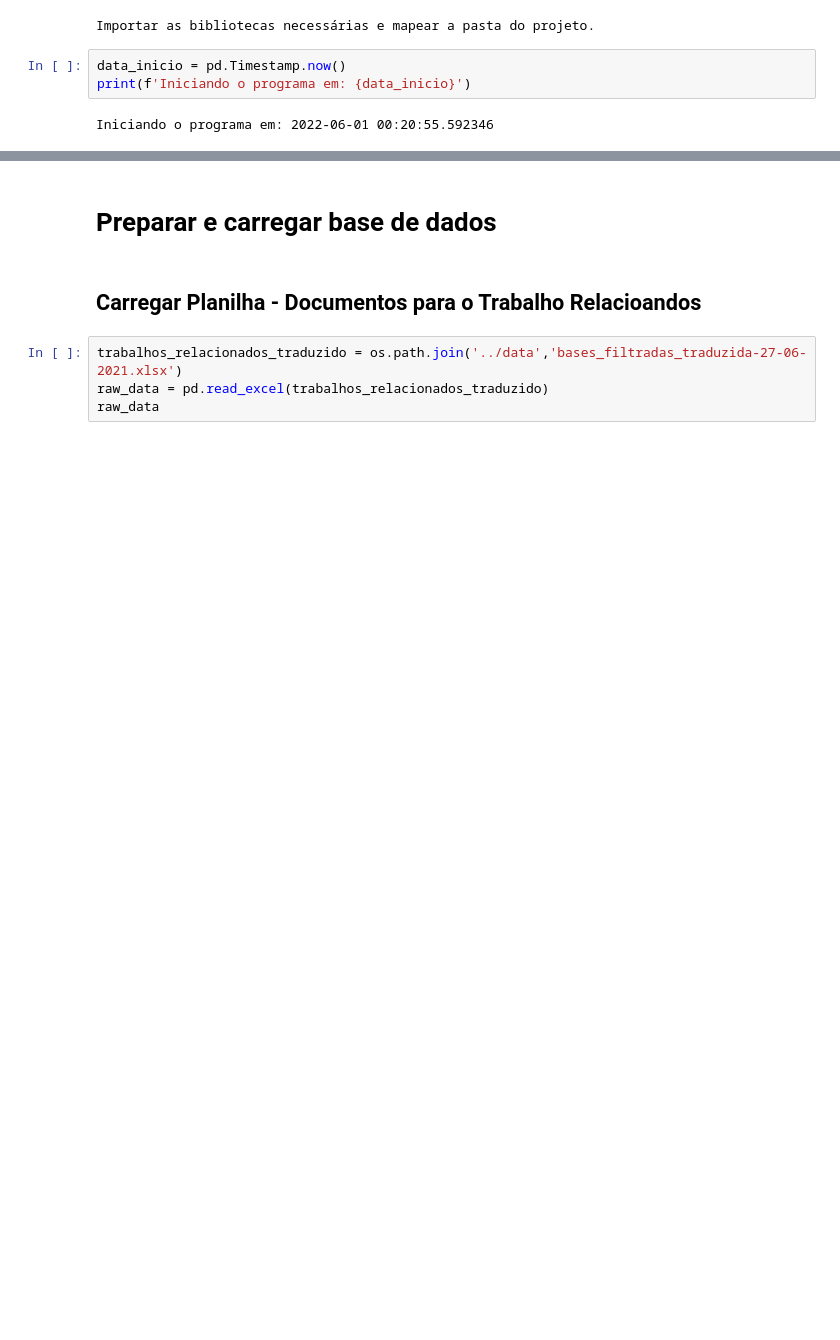
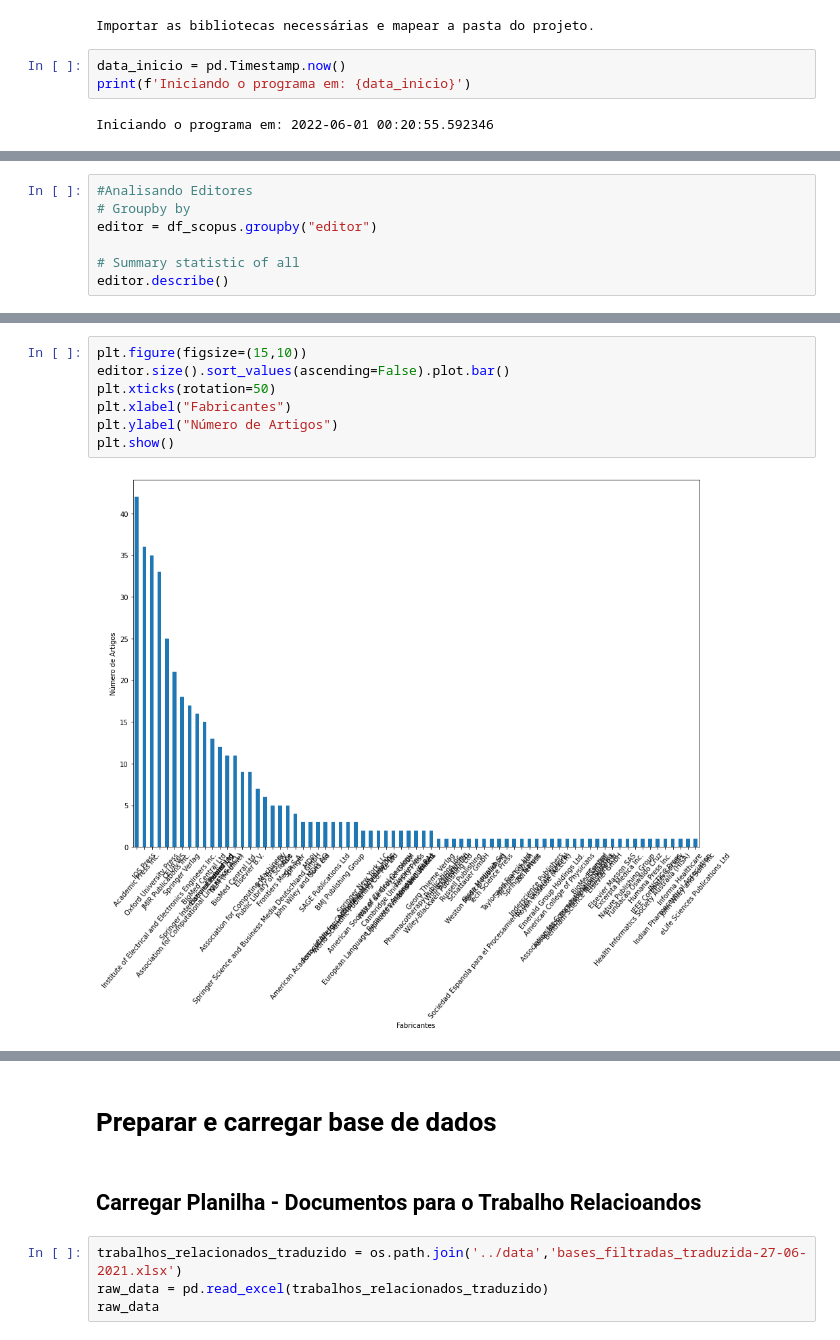
Before and after one commit to LuizPerciliano/Evento-Adverso-com-Metamap-e-Twitter-com-Portugues-Brasil, a Jupyter notebook: apps/app-Dissertacao/notebook/CEFET-Dissertação-Mat-CIC1229-2022.ipynb, the cells around one changed output, grey strips where cells are left out. Drawn from its saved outputs; the diff is of its cells as text; blank space fills up the shorter version.

```diff
--- a/apps/app-Dissertacao/notebook/CEFET-Dissertação-Mat-CIC1229-2022.ipynb
+++ b/apps/app-Dissertacao/notebook/CEFET-Dissertação-Mat-CIC1229-2022.ipynb
@@ -146,0 +603,7 @@ os.listdir('../Image')
+# %%
+#Analisando Editores
+# Groupby by
+editor = df_scopus.groupby("editor")
+
+# Summary statistic of all
+editor.describe()
@@ -146,0 +626,9 @@ os.listdir('../Image')
+# %%
+plt.figure(figsize=(15,10))
+editor.size().sort_values(ascending=False).plot.bar()
+plt.xticks(rotation=50)
+plt.xlabel("Fabricantes")
+plt.ylabel("Número de Artigos")
+plt.show()
+# %% [output]
+[figure, added]
```
Also changed, not shown: parts of 64 cells of this notebook, 3 other files.
